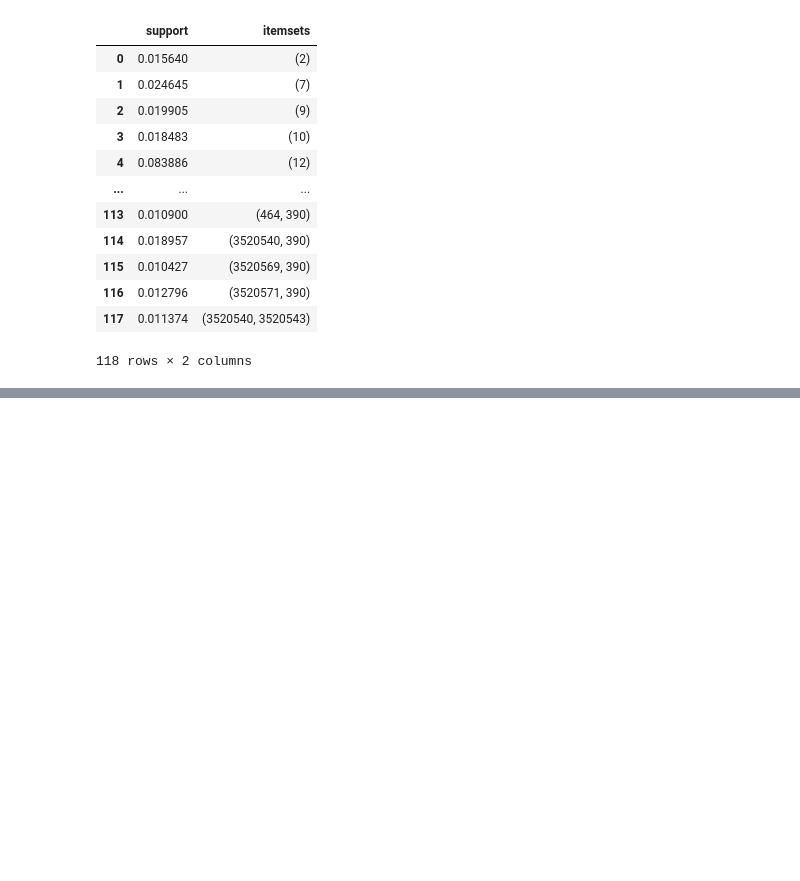
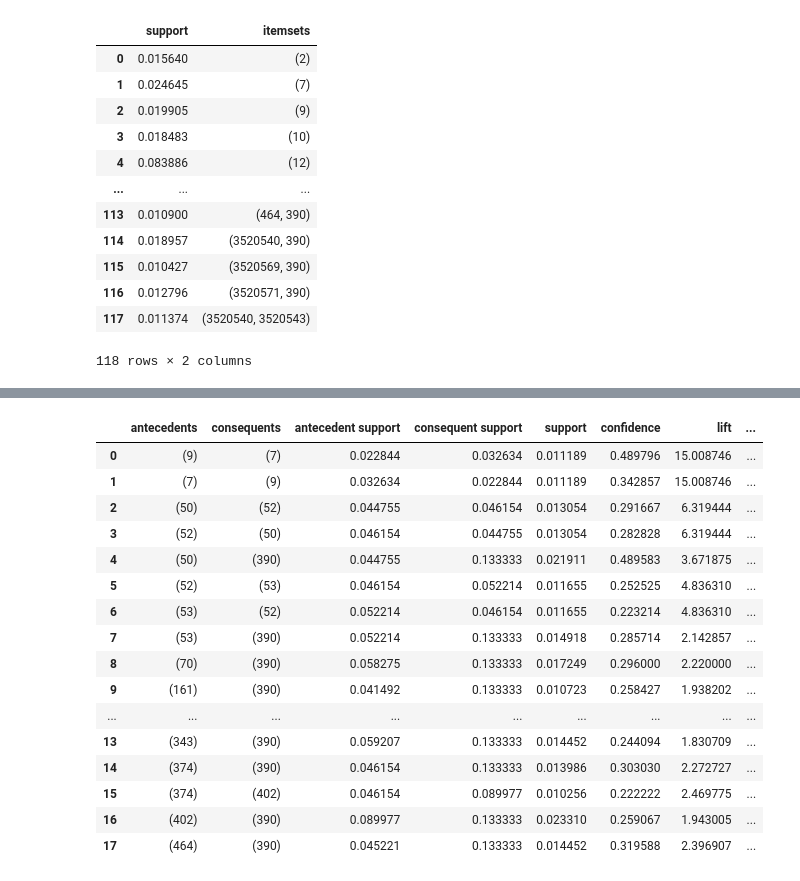
Before and after one commit to marucmc/Innerpeople_duduworld, a Jupyter notebook: 고객세분화_dudu_221008.ipynb, the cells around one changed output, grey strips where cells are left out. Drawn from its saved outputs; the diff is of its cells as text; code cells hidden in the pictures; blank space fills up the shorter version.

```diff
--- a/고객세분화_dudu_221008.ipynb
+++ b/고객세분화_dudu_221008.ipynb
@@ -1455,0 +1541,5 @@ association_rules(apr_c1_df, metric = 'confidence', min_threshold = 0.3)
+# %%
+# 군집 3 에 대한 구매 제품 분석
+
+군집3_df = full_df[full_df['군집_km'] == 2]
+군집3_df.head()
@@ -1455,0 +1584,5 @@ association_rules(apr_c1_df, metric = 'confidence', min_threshold = 0.3)
+# %%
+# 군집3 제품 연관관계 분석
+# 아이디 별 구매제품 list
+c3_pd_by_id = 군집3_df.groupby('아이디')['상품번호'].apply(list)
+c3_pd_by_id
@@ -1455,0 +1603,7 @@ association_rules(apr_c1_df, metric = 'confidence', min_threshold = 0.3)
+# %%
+te3=TransactionEncoder()
+te_c3 = te3.fit_transform(c3_pd_by_id)
+te_c3_df = pd.DataFrame(te_c3, columns = te3.columns_, index = c3_pd_by_id.index )
+te_c3_df.head()
+te_c3_df.reset_index(drop = True, inplace = True)
+te_c3_df.head()
@@ -1455,0 +1618,3 @@ association_rules(apr_c1_df, metric = 'confidence', min_threshold = 0.3)
+# %%
+apr_c3_df = apriori(te_c3_df, min_support = 0.01, use_colnames = True)
+apr_c3_df
@@ -1455,0 +1635,21 @@ association_rules(apr_c1_df, metric = 'confidence', min_threshold = 0.3)
+# %%
+c3_association_df = association_rules(apr_c3_df, metric = 'confidence', min_threshold = 0.2)
+c3_association_df
+# %% [output]
+|  | antecedents | consequents | antecedent support | consequent support | support | confidence | lift | ... |
+| 0 | (9) | (7) | 0.022844 | 0.032634 | 0.011189 | 0.489796 | 15.008746 | ... |
+| 1 | (7) | (9) | 0.032634 | 0.022844 | 0.011189 | 0.342857 | 15.008746 | ... |
+| 2 | (50) | (52) | 0.044755 | 0.046154 | 0.013054 | 0.291667 | 6.319444 | ... |
+| 3 | (52) | (50) | 0.046154 | 0.044755 | 0.013054 | 0.282828 | 6.319444 | ... |
+| 4 | (50) | (390) | 0.044755 | 0.133333 | 0.021911 | 0.489583 | 3.671875 | ... |
+| 5 | (52) | (53) | 0.046154 | 0.052214 | 0.011655 | 0.252525 | 4.836310 | ... |
+| 6 | (53) | (52) | 0.052214 | 0.046154 | 0.011655 | 0.223214 | 4.836310 | ... |
+| 7 | (53) | (390) | 0.052214 | 0.133333 | 0.014918 | 0.285714 | 2.142857 | ... |
+| 8 | (70) | (390) | 0.058275 | 0.133333 | 0.017249 | 0.296000 | 2.220000 | ... |
+| 9 | (161) | (390) | 0.041492 | 0.133333 | 0.010723 | 0.258427 | 1.938202 | ... |
+| ... | ... | ... | ... | ... | ... | ... | ... | ... |
+| 13 | (343) | (390) | 0.059207 | 0.133333 | 0.014452 | 0.244094 | 1.830709 | ... |
+| 14 | (374) | (390) | 0.046154 | 0.133333 | 0.013986 | 0.303030 | 2.272727 | ... |
+| 15 | (374) | (402) | 0.046154 | 0.089977 | 0.010256 | 0.222222 | 2.469775 | ... |
+| 16 | (402) | (390) | 0.089977 | 0.133333 | 0.023310 | 0.259067 | 1.943005 | ... |
+| 17 | (464) | (390) | 0.045221 | 0.133333 | 0.014452 | 0.319588 | 2.396907 | ... |
```
Also changed, not shown: parts of 34 cells of this notebook.
